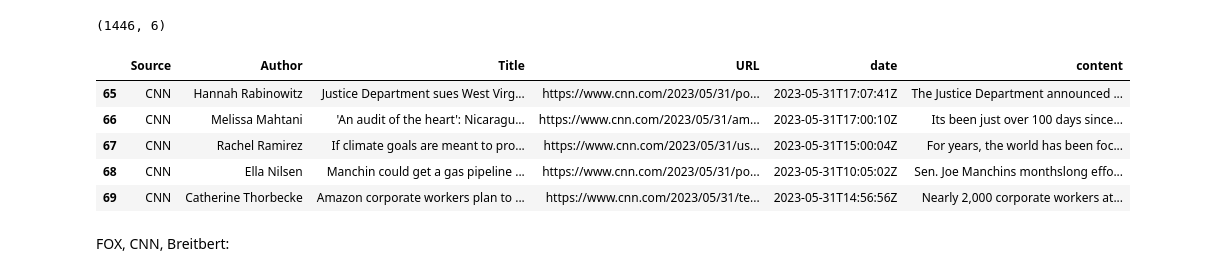
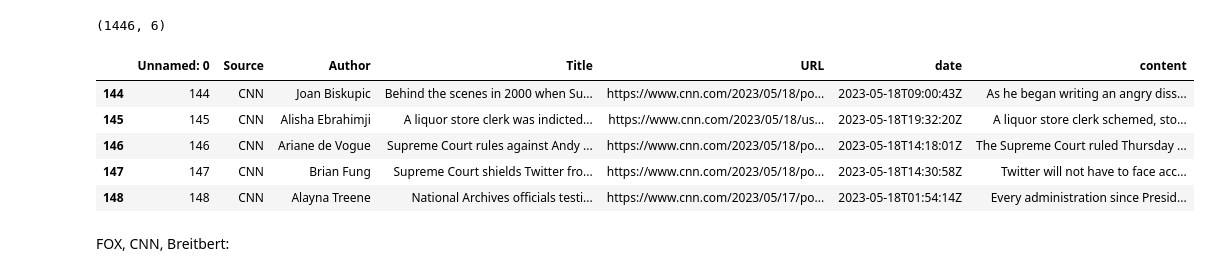
Before and after one commit to fausa/Bias_Detection_in_Journalism, a Jupyter notebook: deliverables/ADS509_FausA_Final_Project_01_API_v2_webscrape.ipynb, the cells around one changed output. Cells and saved outputs as stored; diff of their text form; code cells hidden in the pictures.

```diff
--- a/deliverables/ADS509_FausA_Final_Project_01_API_v2_webscrape.ipynb
+++ b/deliverables/ADS509_FausA_Final_Project_01_API_v2_webscrape.ipynb
@@ -297,11 +303,11 @@ api_record_df_final2.to_csv("News_API_FOX_CNN_Breitbert_May18_23_May31_2.csv", s
 # %%
-api_record_df_filtered.head()
+api_record_df_final3.head()
 # %% [output]
-|  | Source | Author | Title | URL | date | content |
-| 65 | CNN | Hannah Rabinowitz | Justice Department sues West Virg... | https://www.cnn.com/2023/05/31/po... | 2023-05-31T17:07:41Z | The Justice Department announced ... |
-| 66 | CNN | Melissa Mahtani | 'An audit of the heart': Nicaragu... | https://www.cnn.com/2023/05/31/am... | 2023-05-31T17:00:10Z | Its been just over 100 days since... |
-| 67 | CNN | Rachel Ramirez | If climate goals are meant to pro... | https://www.cnn.com/2023/05/31/us... | 2023-05-31T15:00:04Z | For years, the world has been foc... |
-| 68 | CNN | Ella Nilsen | Manchin could get a gas pipeline ... | https://www.cnn.com/2023/05/31/po... | 2023-05-31T10:05:02Z | Sen. Joe Manchins monthslong effo... |
-| 69 | CNN | Catherine Thorbecke | Amazon corporate workers plan to ... | https://www.cnn.com/2023/05/31/te... | 2023-05-31T14:56:56Z | Nearly 2,000 corporate workers at... |
+|  | Unnamed: 0 | Source | Author | Title | URL | date | content |
+| 144 | 144 | CNN | Joan Biskupic | Behind the scenes in 2000 when Su... | https://www.cnn.com/2023/05/18/po... | 2023-05-18T09:00:43Z | As he began writing an angry diss... |
+| 145 | 145 | CNN | Alisha Ebrahimji | A liquor store clerk was indicted... | https://www.cnn.com/2023/05/18/us... | 2023-05-18T19:32:20Z | A liquor store clerk schemed, sto... |
+| 146 | 146 | CNN | Ariane de Vogue | Supreme Court rules against Andy ... | https://www.cnn.com/2023/05/18/po... | 2023-05-18T14:18:01Z | The Supreme Court ruled Thursday ... |
+| 147 | 147 | CNN | Brian Fung | Supreme Court shields Twitter fro... | https://www.cnn.com/2023/05/18/po... | 2023-05-18T14:30:58Z | Twitter will not have to face acc... |
+| 148 | 148 | CNN | Alayna Treene | National Archives officials testi... | https://www.cnn.com/2023/05/17/po... | 2023-05-18T01:54:14Z | Every administration since Presid... |
 # %% [markdown]
 FOX, CNN, Breitbert:
```
Also changed, not shown: parts of 9 cells of this notebook, 1 other file.
